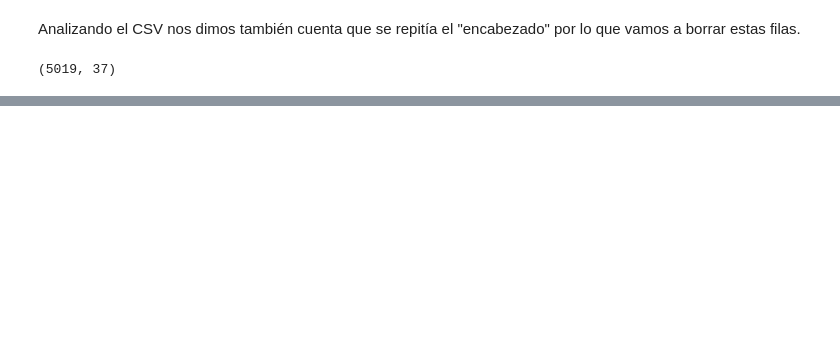
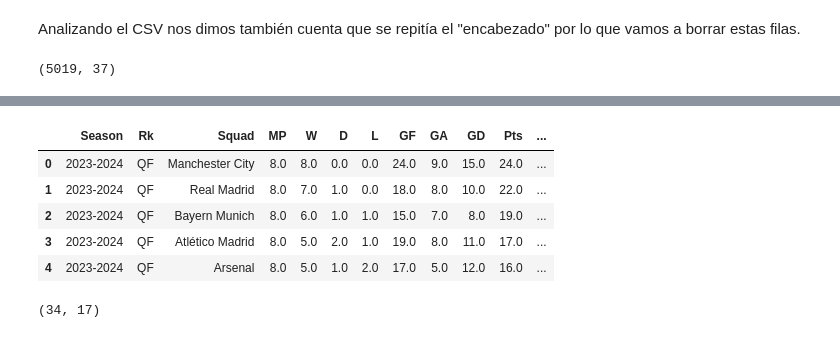
Before and after one commit to albabernal03/UEFA_PREDICCION2.0, a Jupyter notebook: analisis/limpieza.ipynb, the cells around one changed output, grey strips where cells are left out. Drawn from its saved outputs; the diff is of its cells as text; code cells hidden in the pictures; blank space fills up the shorter version.

```diff
--- a/analisis/limpieza.ipynb
+++ b/analisis/limpieza.ipynb
@@ -938,0 +1026,41 @@ df3_filtrado.to_csv('../data/jugadores_limpio.csv', index=False)
+# %%
+# Lista para almacenar los países
+paises = []
+
+# Iterar sobre el DataFrame df2
+for i, fila in enumerate(df4['Squad']):
+    # Bandera para verificar si se encontró una coincidencia en el diccionario
+    coincidencia = False
+
+    # Iterar sobre el diccionario de países
+    for key, value in paises_dict.items():
+        # Verificar si el nombre del equipo comienza o termina con el valor del diccionario
+        if isinstance(fila, str) and (fila.startswith(value) or fila.endswith(value)):
+            # Reemplazar el valor con la cadena vacía
+            df4.loc[i, 'Squad'] = fila.replace(value, '')
+            # Agregar el país a la lista
+            paises.append(key)
+            coincidencia = True
+            break
+
+    # Si no se encontró una coincidencia en el diccionario, agregar una cadena vacía al país
+    if not coincidencia:
+        # Agregar un país predeterminado
+        paises.append('Unknown')
+
+# Agregar la columna 'Country' al DataFrame
+df4['Country'] = paises
+
+# Verificar si se ha agregado correctamente
+df4.head()
+# %% [output]
+|  | Season | Rk | Squad | MP | W | D | L | GF | GA | GD | Pts | ... |
+| 0 | 2023-2024 | QF | Manchester City | 8.0 | 8.0 | 0.0 | 0.0 | 24.0 | 9.0 | 15.0 | 24.0 | ... |
+| 1 | 2023-2024 | QF | Real Madrid | 8.0 | 7.0 | 1.0 | 0.0 | 18.0 | 8.0 | 10.0 | 22.0 | ... |
+| 2 | 2023-2024 | QF | Bayern Munich | 8.0 | 6.0 | 1.0 | 1.0 | 15.0 | 7.0 | 8.0 | 19.0 | ... |
+| 3 | 2023-2024 | QF | Atlético Madrid | 8.0 | 5.0 | 2.0 | 1.0 | 19.0 | 8.0 | 11.0 | 17.0 | ... |
+| 4 | 2023-2024 | QF | Arsenal | 8.0 | 5.0 | 1.0 | 2.0 | 17.0 | 5.0 | 12.0 | 16.0 | ... |
+# %%
+df4.shape
+# %% [output]
+(34, 17)
```
Also changed, not shown: parts of 14 cells of this notebook, 2 other files.
